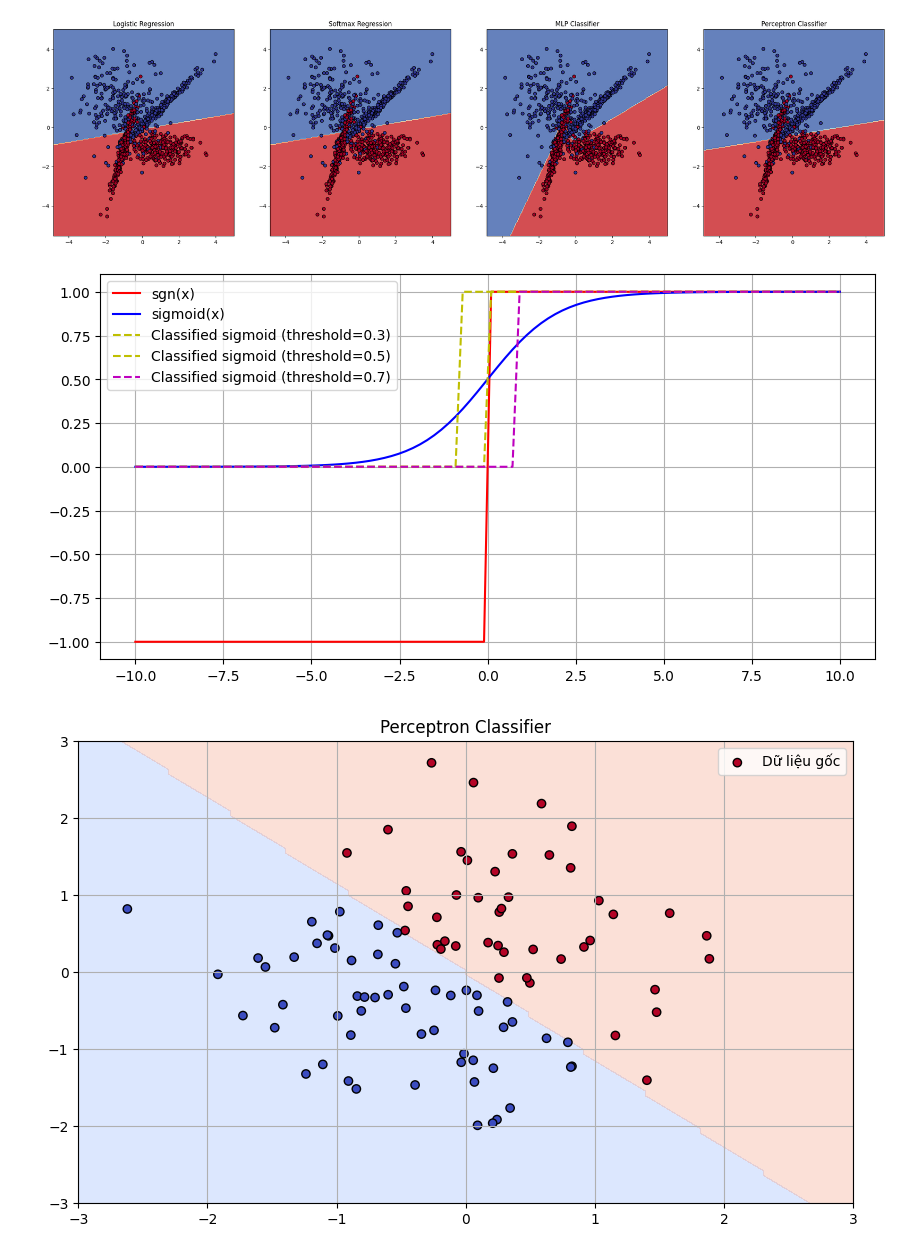
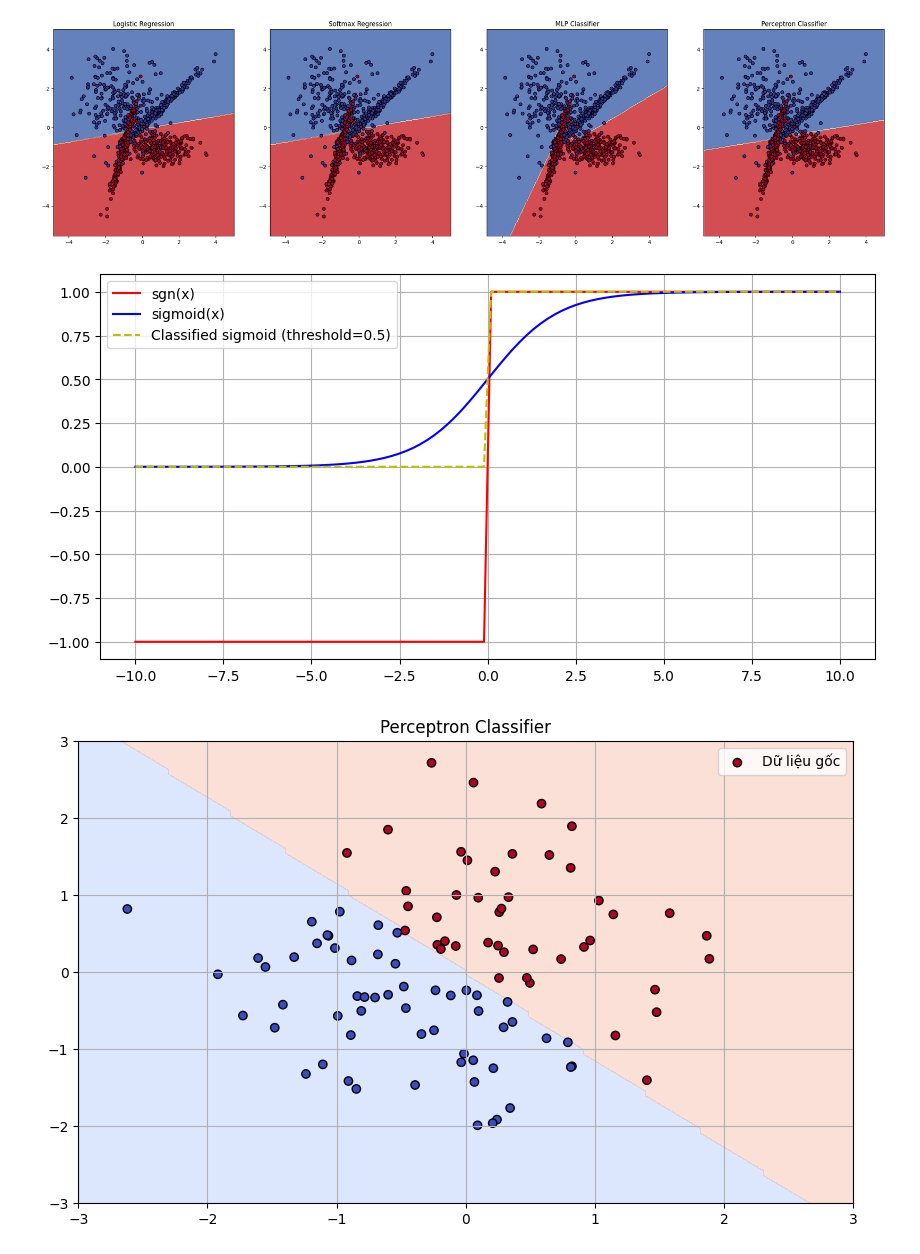
Before and after one commit to m1nhpham2k4/ML, a Jupyter notebook: Tu_hoc/test.ipynb, the cells around one changed output. Saved outputs shown, nothing was run; the diff lists cells and outputs as text; code cells hidden in the pictures.

```diff
--- a/Tu_hoc/test.ipynb
+++ b/Tu_hoc/test.ipynb
@@ -240,36 +240,36 @@ def sigmoid(x):
 # Hàm phân loại dựa trên ngưỡng
 def classify_sigmoid(x, threshold=0.5):
     return np.where(sigmoid(x) >= threshold, 1, 0)
 
 # Tạo mảng giá trị x
 x = np.linspace(-10, 10, 100)
 
 # Tính giá trị của hàm sgn và sigmoid
 y_sgn = sgn(x)
 y_sigmoid = sigmoid(x)
 
 # Phân loại với ngưỡng sigmoid khác nhau
 thresholds = [0.3, 0.5, 0.7]
 y_class_03 = classify_sigmoid(x, 0.3)
 y_class_05 = classify_sigmoid(x, 0.5)
 y_class_07 = classify_sigmoid(x, 0.7)
 
 # Vẽ đồ thị
 plt.figure(figsize=(10, 5))
 plt.plot(x, y_sgn, label='sgn(x)', color='r')
 plt.plot(x, y_sigmoid, label='sigmoid(x)', color='b')
 
 # Vẽ các ngưỡng phân loại
-plt.plot(x, y_class_03, label='Classified sigmoid (threshold=0.3)', color='y', linestyle='--')
+# plt.plot(x, y_class_03, label='Classified sigmoid (threshold=0.3)', color='y', linestyle='--')
 plt.plot(x, y_class_05, label='Classified sigmoid (threshold=0.5)', color='y', linestyle='--')
-plt.plot(x, y_class_07, label='Classified sigmoid (threshold=0.7)', color='m', linestyle='--')
+# plt.plot(x, y_class_07, label='Classified sigmoid (threshold=0.7)', color='m', linestyle='--')
 
 # Hiển thị nhãn và lưới
 plt.legend()
 plt.grid()
 plt.show()
 # %% [output]
-[figure, old version]
+[figure, new version]
 # %%
 import matplotlib.pyplot as plt
 import numpy as np
```
